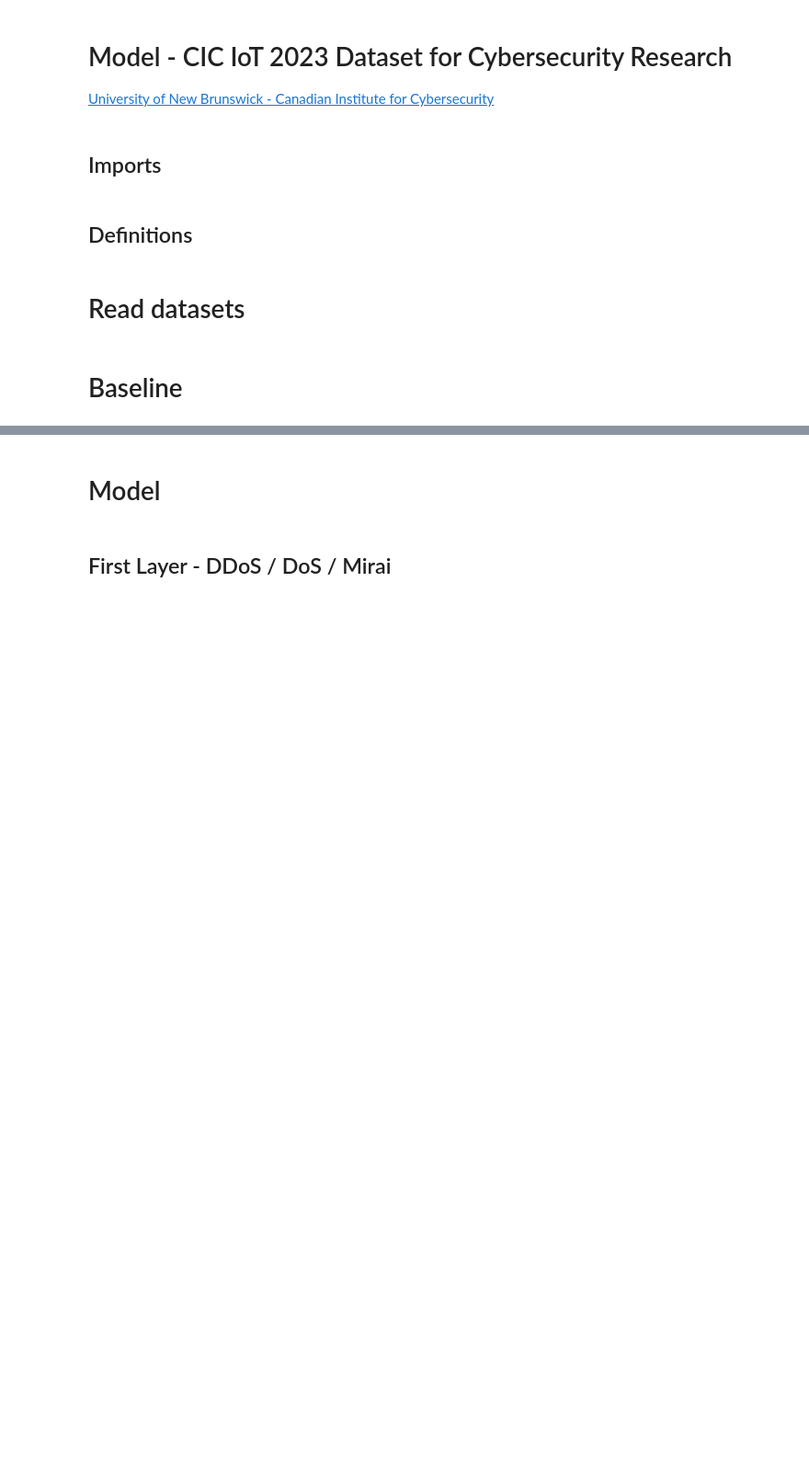
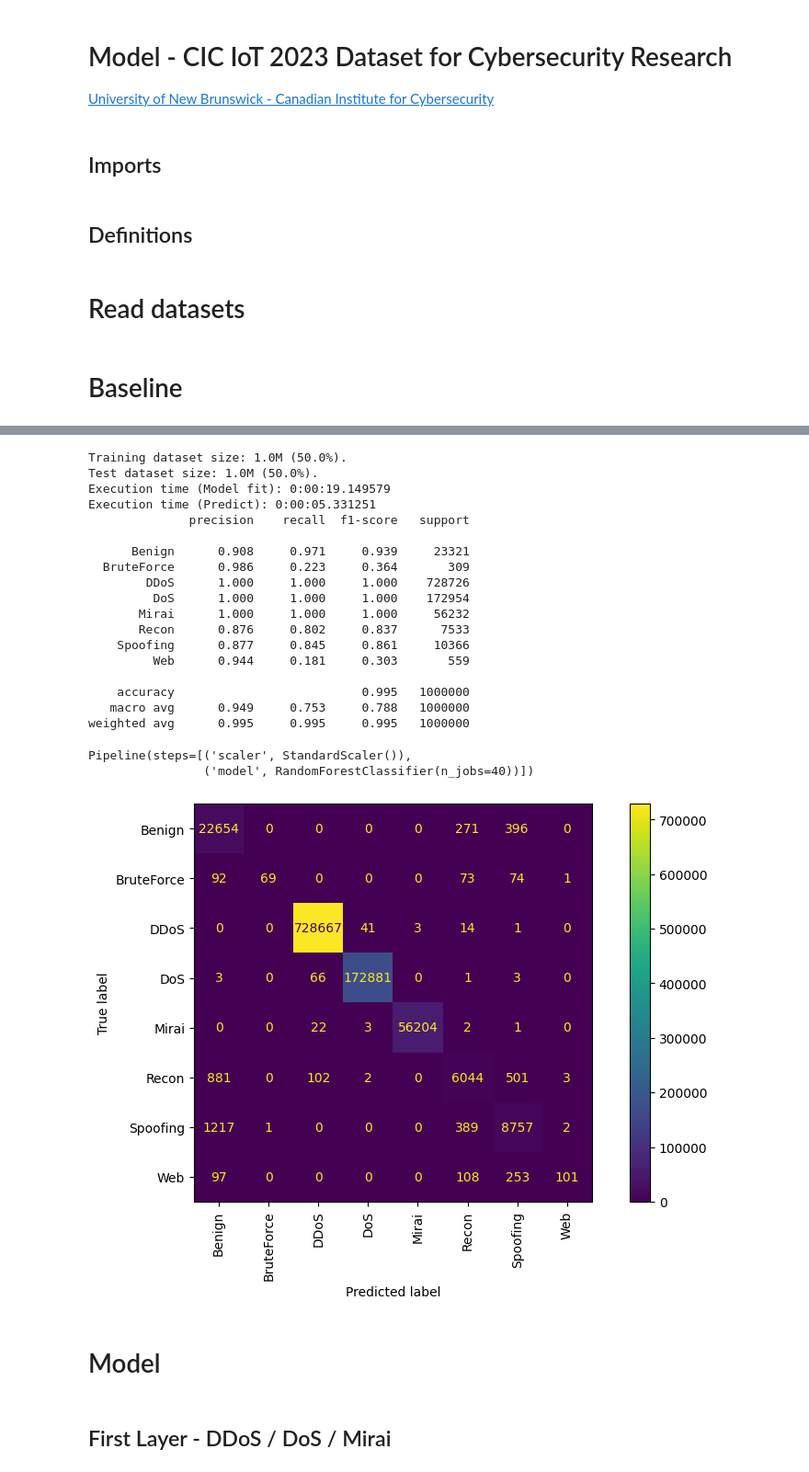
Before and after one commit to inaciobr/Multi-Stage-IoT-Intrusion-Detection, a Jupyter notebook: notebooks/3 - Models.ipynb, the cells around one changed output, grey strips where cells are left out. Shown at 92% size. Drawn from its saved outputs; the diff is of its cells as text; code cells hidden in the pictures; blank space fills up the shorter version.

```diff
--- a/notebooks/3 - Models.ipynb
+++ b/notebooks/3 - Models.ipynb
@@ -17,4 +17,5 @@ import matplotlib as mpl
 from IPython.display import HTML
 
 sys.path.append('../')
+n_jobs = 40
 # %%
@@ -43,10 +47,18 @@ protocol_layer_map = constants['protocol_layer_map']
 attack_category = constants['attack_category']
 attack_category_map = constants['attack_category_map']
 # %%
-def get_train_test_split(df, features, target='general_label', train_frac=0.80):
+def get_train_test_split(df, features, target='general_label', sample_size=None, train_frac=0.80):
+    if sample_size:
+        df = df.sample(sample_size)
+    else:
+        df = df.copy()
+
+    if df[target].dtype == 'category':
+        df[target] = df[target].cat.remove_unused_categories()
+
     return train_test_split(
         df[features],
-        df['general_label'],
+        df[target],
         test_size=(1 - train_frac),
         random_state=6958
     )
@@ -66,16 +78,9 @@ def plot_confusion_matrix(y_test, y_pred):
     cmp.plot(xticks_rotation = 'vertical', ax=ax)
 
 
-def test_model(X_train, X_test, y_train, y_test, model, attack_map=None):
-    print(f"Training dataset size: {full_eng_formatter(len(X_train), len(X_train) + len(X_test))}.")
-    print(f"Test dataset size: {full_eng_formatter(len(X_test), len(X_train) + len(X_test))}.")
-
-    if attack_map:
-        y_train = y_train.map(attack_map).astype('category')
-        y_test = y_test.map(attack_map).astype('category')
-
-    y_train = y_train.cat.remove_unused_categories()
-    y_test = y_test.cat.remove_unused_categories()
+def test_model(X_train, X_test, y_train, y_test, model):
+    print(f"Training dataset size: {eng_formatter_full(len(X_train), len(X_train) + len(X_test))}.")
+    print(f"Test dataset size: {eng_formatter_full(len(X_test), len(X_train) + len(X_test))}.")
 
     run_with_time(lambda: model.fit(X_train, y_train), title="Model fit")
     y_pred = run_with_time(lambda: model.predict(X_test), title="Predict")
@@ -86,8 +91,8 @@ def test_model(X_train, X_test, y_train, y_test, model, attack_map=None):
     return model
 
 
-def print_feature_importance(X_train):
-    for col, importance in sorted(zip(X_train.columns, model['svc'].feature_importances_), key=op.itemgetter(1), reverse=True):
+def print_feature_importance(model, X_train):
+    for col, importance in sorted(zip(X_train.columns, model['model'].feature_importances_), key=op.itemgetter(1), reverse=True):
         print(f"{col}: {importance:.2%}")
 # %% [markdown]
 # Read datasets
@@ -100,9 +105,12 @@ refined_features_list = get_features_list(df_refined, constants)
 # %% [markdown]
 # Baseline
 # %%
+%%time
+
 baseline_df = get_train_test_split(
-    df.sample(2_000_000),
+    df,
     features_list,
     target='general_label',
+    sample_size=2_000_000,
     train_frac=0.50
 )
@@ -138,2 +120,33 @@ Pipeline(steps=[('scaler', StandardScaler()),
+# %%
+%%time
+
+model = Pipeline([
+    ('scaler', StandardScaler()),
+    ('model', RandomForestClassifier(n_jobs=n_jobs))
+])
+
+test_model(*baseline_df, model)
+# %% [output]
+Training dataset size: 1.0M (50.0%).
+Test dataset size: 1.0M (50.0%).
+Execution time (Model fit): 0:00:19.149579
+Execution time (Predict): 0:00:05.331251
+              precision    recall  f1-score   support
+
+      Benign      0.908     0.971     0.939     23321
+  BruteForce      0.986     0.223     0.364       309
+        DDoS      1.000     1.000     1.000    728726
+         DoS      1.000     1.000     1.000    172954
+       Mirai      1.000     1.000     1.000     56232
+       Recon      0.876     0.802     0.837      7533
+    Spoofing      0.877     0.845     0.861     10366
+         Web      0.944     0.181     0.303       559
+
+    accuracy                          0.995   1000000
+   macro avg      0.949     0.753     0.788   1000000
+weighted avg      0.995     0.995     0.995   1000000
+Pipeline(steps=[('scaler', StandardScaler()),
+                ('model', RandomForestClassifier(n_jobs=40))])
+[figure, added]
 # %% [markdown]
 # Model
```
Also changed, not shown: parts of 18 cells of this notebook.
